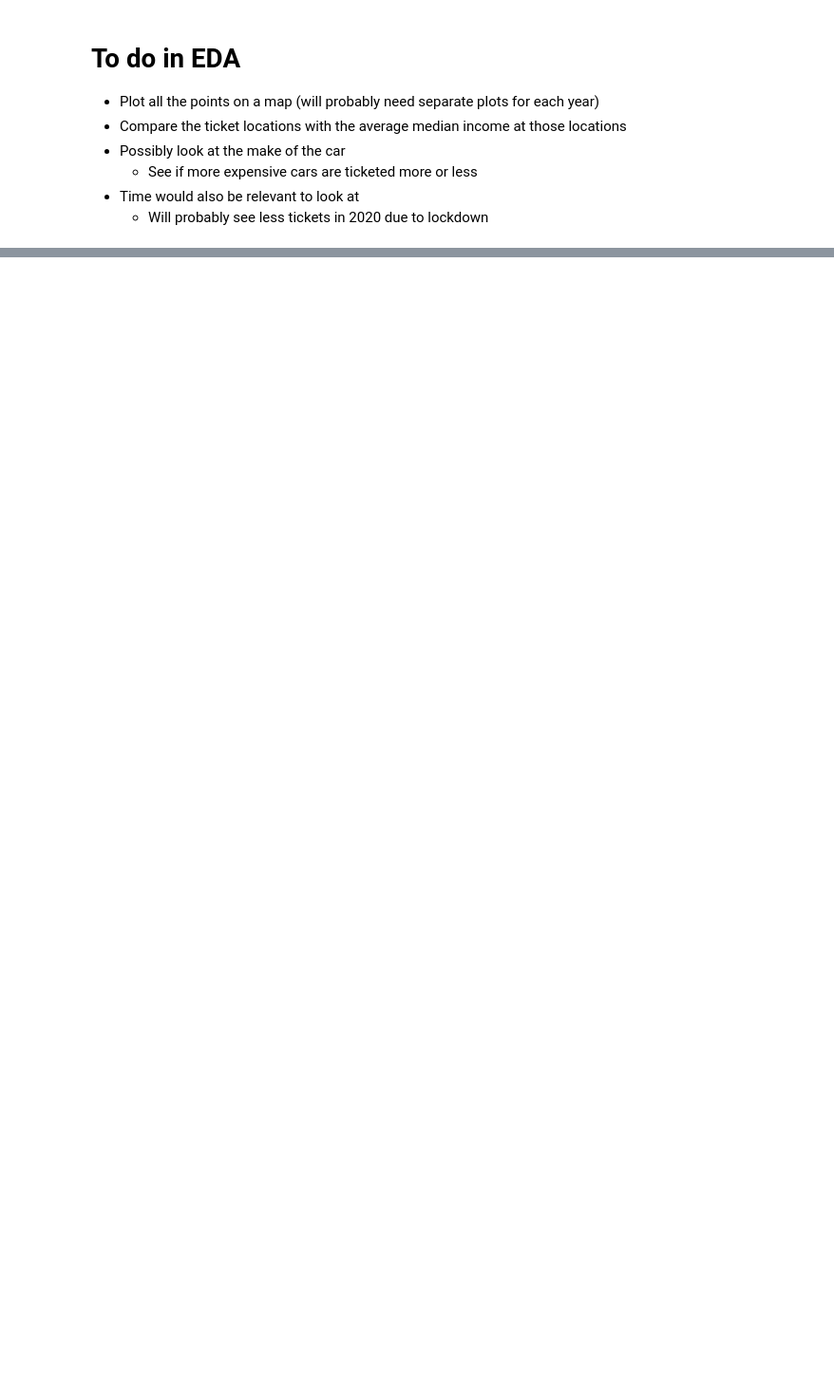
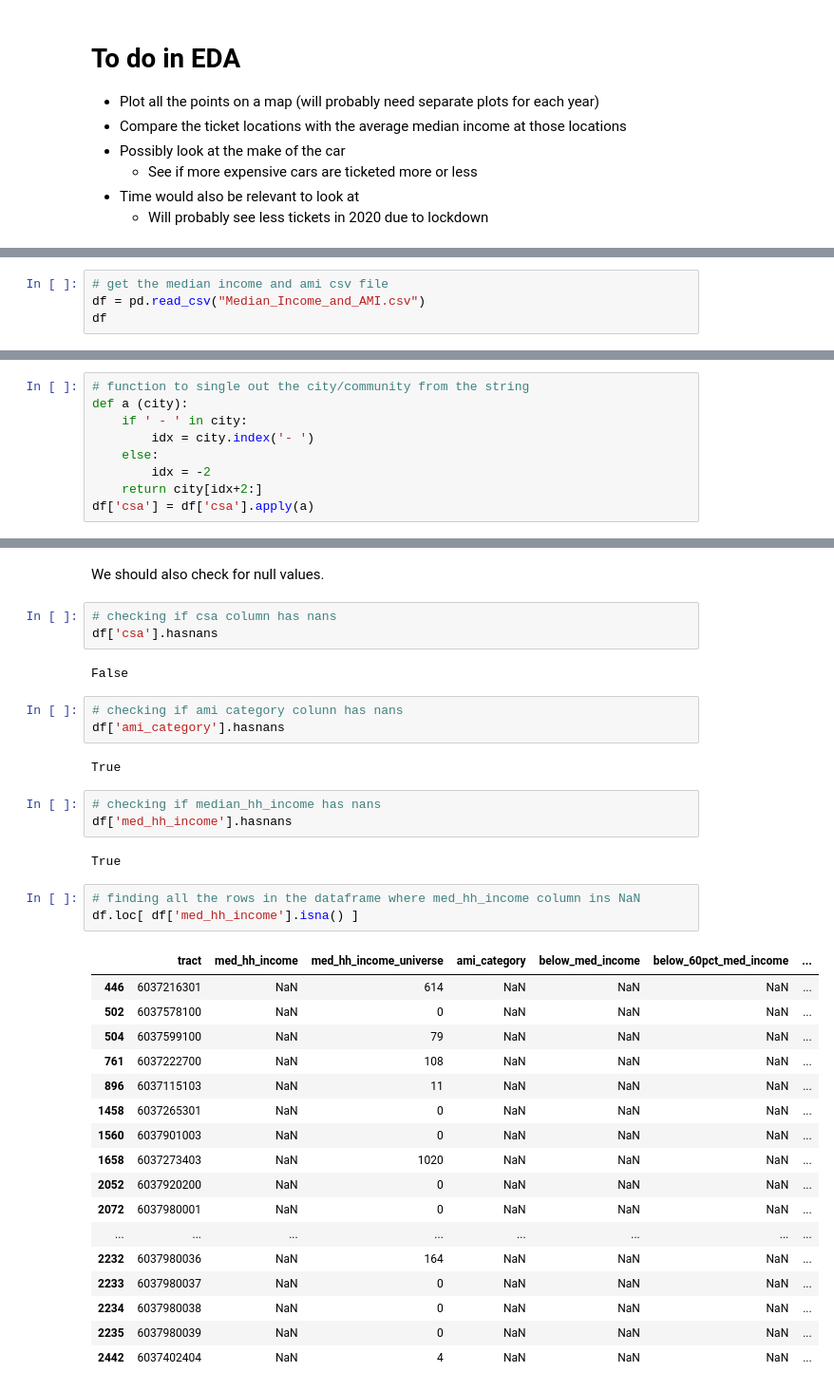
Before and after one commit to niha-m584/ParkingCitationProject, a Jupyter notebook: DataCheckpointGroup_054-Fa22.ipynb, the cells around one changed output, grey strips where cells are left out. Shown at 95% size. Saved outputs shown, nothing was run; the diff lists cells and outputs as text; blank space fills up the shorter version.

```diff
--- a/DataCheckpointGroup_054-Fa22.ipynb
+++ b/DataCheckpointGroup_054-Fa22.ipynb
@@ -233,0 +245,4 @@ df.head()
+# %%
+# get the median income and ami csv file
+df = pd.read_csv("Median_Income_and_AMI.csv")
+df
@@ -233,0 +351,9 @@ df.head()
+# %%
+# function to single out the city/community from the string
+def a (city):
+    if ' - ' in city:
+        idx = city.index('- ')
+    else:
+        idx = -2
+    return city[idx+2:]
+df['csa'] = df['csa'].apply(a)
@@ -233,0 +369,38 @@ df.head()
+# %% [markdown]
+We should also check for null values.
+# %%
+# checking if csa column has nans
+df['csa'].hasnans
+# %% [output]
+False
+# %%
+# checking if ami category colunn has nans
+df['ami_category'].hasnans
+# %% [output]
+True
+# %%
+# checking if median_hh_income has nans
+df['med_hh_income'].hasnans
+# %% [output]
+True
+# %%
+# finding all the rows in the dataframe where med_hh_income column ins NaN
+df.loc[ df['med_hh_income'].isna() ]
+# %% [output]
+|  | tract | med_hh_income | med_hh_income_universe | ami_category | below_med_income | below_60pct_med_income | ... |
+| 446 | 6037216301 | NaN | 614 | NaN | NaN | NaN | ... |
+| 502 | 6037578100 | NaN | 0 | NaN | NaN | NaN | ... |
+| 504 | 6037599100 | NaN | 79 | NaN | NaN | NaN | ... |
+| 761 | 6037222700 | NaN | 108 | NaN | NaN | NaN | ... |
+| 896 | 6037115103 | NaN | 11 | NaN | NaN | NaN | ... |
+| 1458 | 6037265301 | NaN | 0 | NaN | NaN | NaN | ... |
+| 1560 | 6037901003 | NaN | 0 | NaN | NaN | NaN | ... |
+| 1658 | 6037273403 | NaN | 1020 | NaN | NaN | NaN | ... |
+| 2052 | 6037920200 | NaN | 0 | NaN | NaN | NaN | ... |
+| 2072 | 6037980001 | NaN | 0 | NaN | NaN | NaN | ... |
+| ... | ... | ... | ... | ... | ... | ... | ... |
+| 2232 | 6037980036 | NaN | 164 | NaN | NaN | NaN | ... |
+| 2233 | 6037980037 | NaN | 0 | NaN | NaN | NaN | ... |
+| 2234 | 6037980038 | NaN | 0 | NaN | NaN | NaN | ... |
+| 2235 | 6037980039 | NaN | 0 | NaN | NaN | NaN | ... |
+| 2442 | 6037402404 | NaN | 4 | NaN | NaN | NaN | ... |
```
Also changed, not shown: parts of 33 cells of this notebook.
